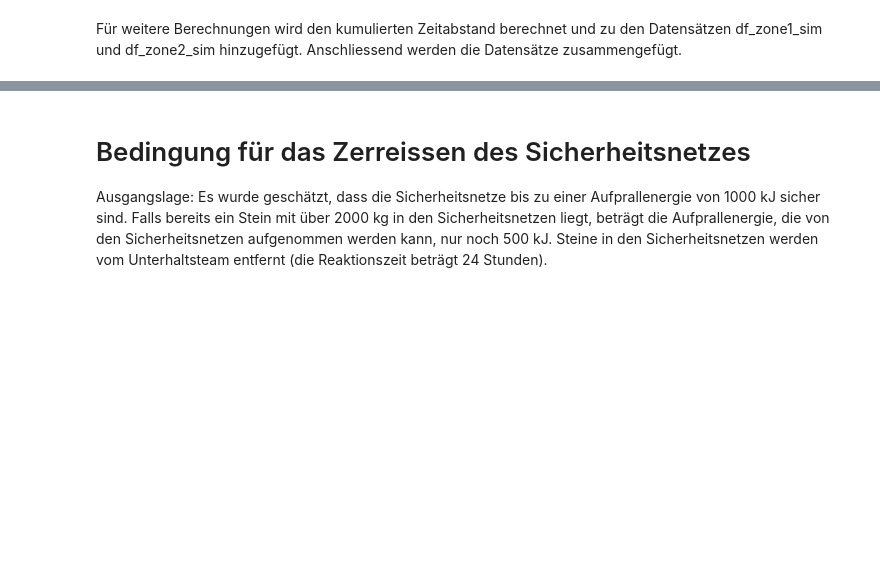
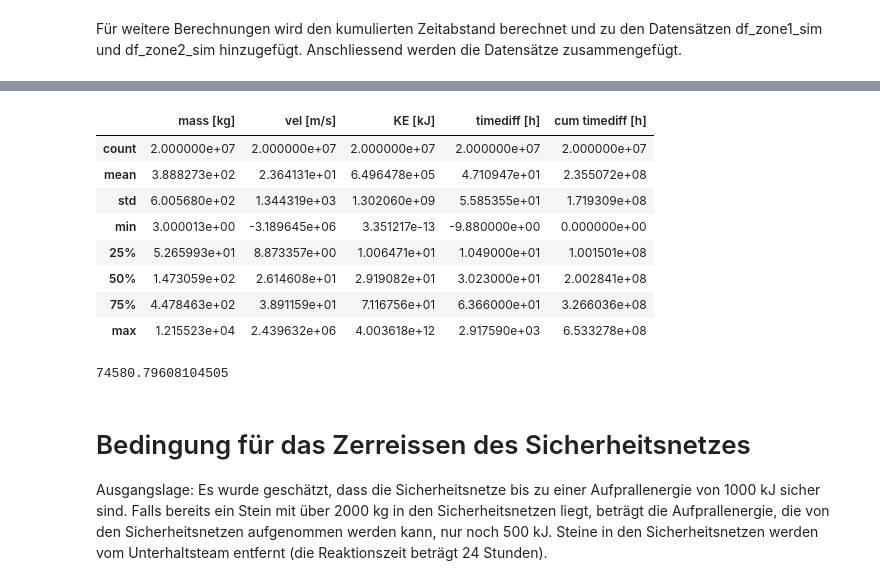
Before and after one commit to ChristianHeeb/cwm1_challenge, a Jupyter notebook: 01_notebook/notebook.ipynb, the cells around one changed output, grey strips where cells are left out. Cells and saved outputs as stored; diff of their text form; code cells hidden in the pictures; blank space fills up the shorter version.

```diff
--- a/01_notebook/notebook.ipynb
+++ b/01_notebook/notebook.ipynb
@@ -916,6 +909,22 @@ df_simulations.head(10)
+# %%
+df_simulations.describe()
+# %% [output]
+|  | mass [kg] | vel [m/s] | KE [kJ] | timediff [h] | cum timediff [h] |
+| count | 2.000000e+07 | 2.000000e+07 | 2.000000e+07 | 2.000000e+07 | 2.000000e+07 |
+| mean | 3.888273e+02 | 2.364131e+01 | 6.496478e+05 | 4.710947e+01 | 2.355072e+08 |
+| std | 6.005680e+02 | 1.344319e+03 | 1.302060e+09 | 5.585355e+01 | 1.719309e+08 |
+| min | 3.000013e+00 | -3.189645e+06 | 3.351217e-13 | -9.880000e+00 | 0.000000e+00 |
+| 25% | 5.265993e+01 | 8.873357e+00 | 1.006471e+01 | 1.049000e+01 | 1.001501e+08 |
+| 50% | 1.473059e+02 | 2.614608e+01 | 2.919082e+01 | 3.023000e+01 | 2.002841e+08 |
+| 75% | 4.478463e+02 | 3.891159e+01 | 7.116756e+01 | 6.366000e+01 | 3.266036e+08 |
+| max | 1.215523e+04 | 2.439632e+06 | 4.003618e+12 | 2.917590e+03 | 6.533278e+08 |
 # %%
 #calculate simulated years
-simulated_years = df_simulations["cum timediff [h]"].idxmax() / 8760
+simulated_years = max(df_simulations["cum timediff [h]"]) / 8760 #hours in a Year
+
+simulated_years
+# %% [output]
+74580.79608104505
 # %% [markdown]
 # Bedingung für das Zerreissen des Sicherheitsnetzes
 
```
Also changed, not shown: parts of 13 cells of this notebook.
